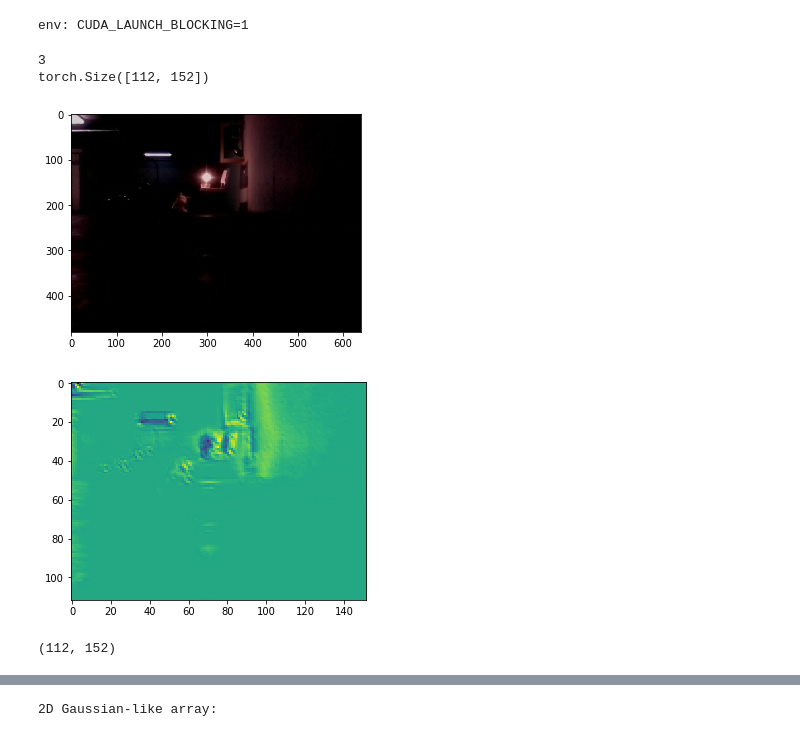
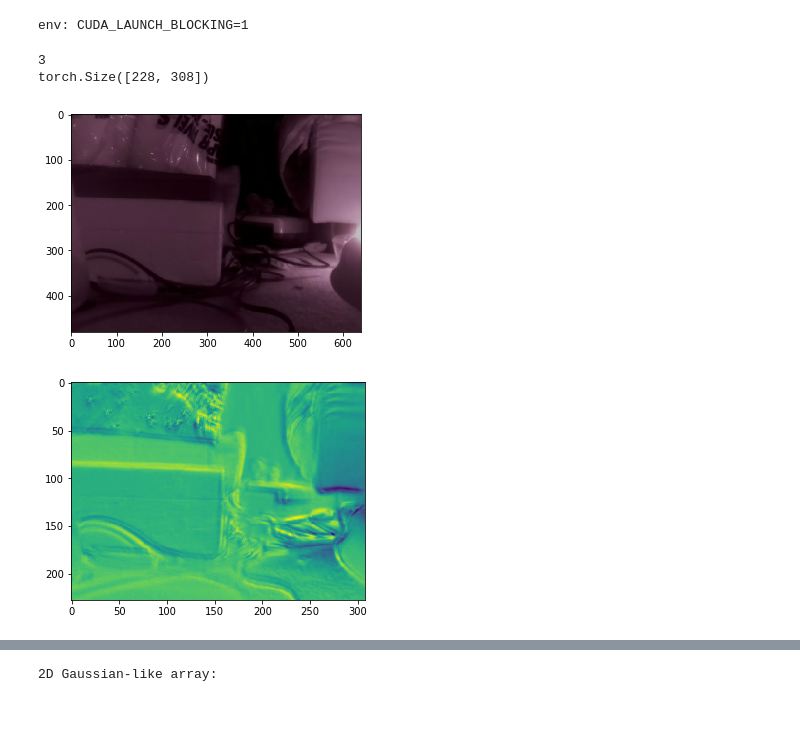
Before and after one commit to WeiXie03/quiXtinguish, a Jupyter notebook: ml/2nir_cnn.ipynb, the cells around one changed output, grey strips where cells are left out. Drawn from its saved outputs; the diff is of its cells as text; code cells hidden in the pictures.

```diff
--- a/ml/2nir_cnn.ipynb
+++ b/ml/2nir_cnn.ipynb
@@ -67,7 +68,7 @@ class CoarseFireDetector(nn.Module):
         self.layers.append(nn.ReLU())
         self.layers.append(nn.Conv2d(16, 16, 5, stride=2, bias=True))
         self.layers.append(nn.ReLU())
-        self.layers.append(nn.Conv2d(16, 8, 5, stride=2, bias=True))
+        self.layers.append(nn.Conv2d(16, 8, 5, stride=1, bias=True))
         self.layers.append(nn.ReLU())
         self.layers.append(nn.Conv2d(8, 8, 3, stride=1, bias=True))
         self.layers.append(nn.ReLU())
@@ -90,20 +91,17 @@ class CoarseFireDetector(nn.Module):
 env: CUDA_LAUNCH_BLOCKING=1
 # %%
 cf_detector = CoarseFireDetector().cuda()
-out = cf_detector(load_image('data/2nircent0/undistorted/276_left.jpg').cuda())
+out = cf_detector(load_image('data/2nirecog/undistorted/101_left.jpg').cuda())
 print(out.size())
-plt.imshow(load_image('data/2nircent0/undistorted/276_left.jpg').numpy().transpose(1,2,0))
+plt.imshow(load_image('data/2nirecog/undistorted/101_left.jpg').numpy().transpose(1,2,0))
 plt.show()
 plt.imshow(out.cpu().detach().numpy())
-plt.show()
-print(out.cpu().detach().numpy().shape)
 label_shape = out.cpu().detach().numpy().shape
 # %% [output]
 3
-torch.Size([112, 152])
+torch.Size([228, 308])
-[figure, old version]
+[figure, new version]
-[figure, old version]
+[figure, new version]
-(112, 152)
 # %%
 import os
 import pickle
```
Also changed, not shown: parts of 7 cells of this notebook, 19 other files.
